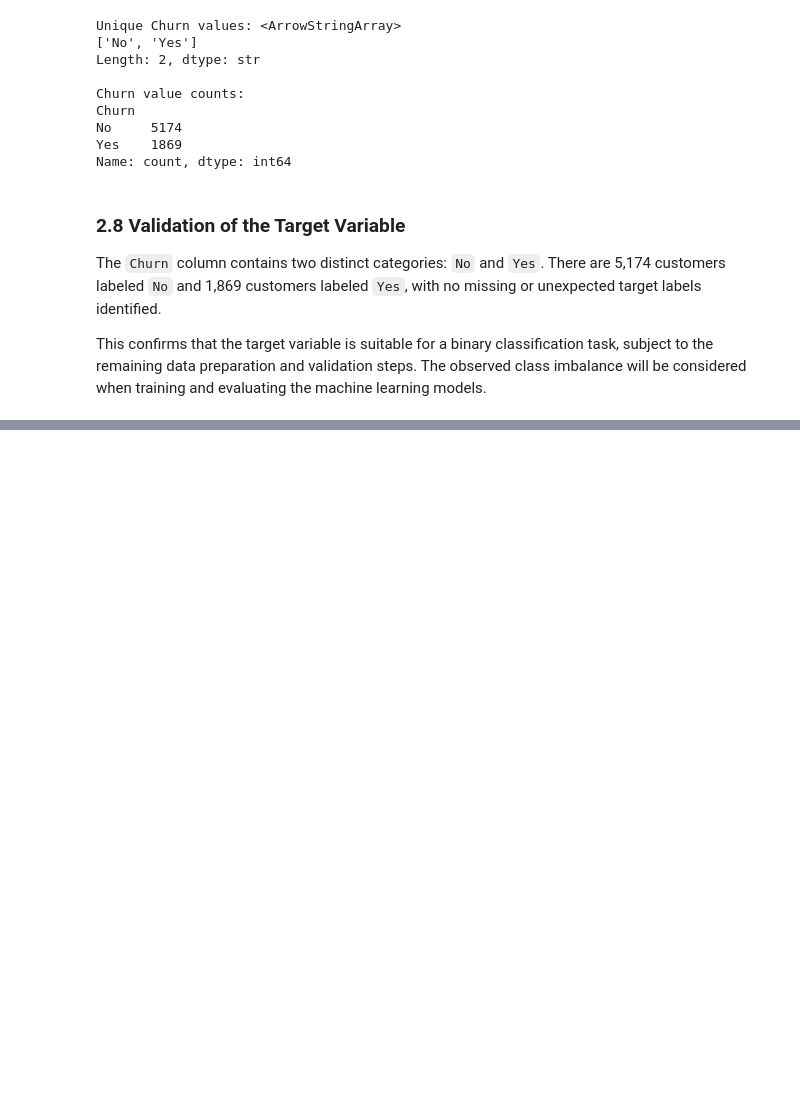
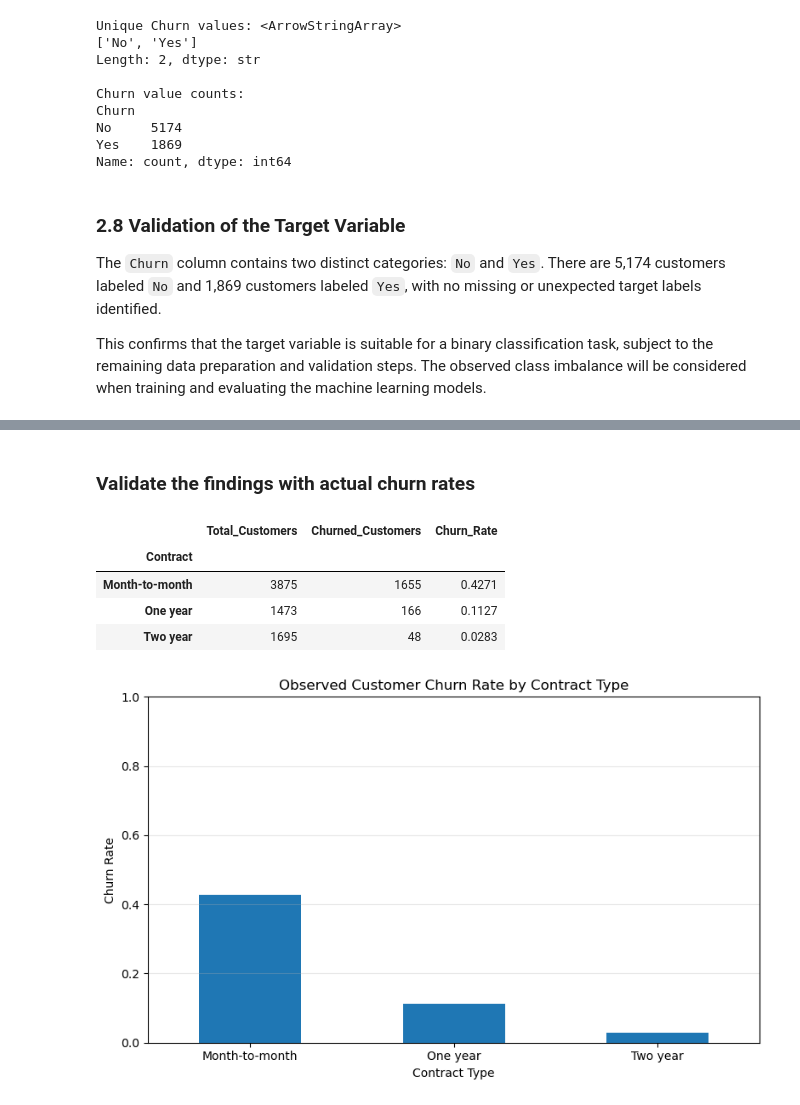
Before and after one commit to arnokboi-commits/telecom-churn-risk-analysis, a Jupyter notebook: churn_root_cause_pipeline.ipynb, the cells around one changed output, grey strips where cells are left out. Saved outputs shown, nothing was run; the diff lists cells and outputs as text; code cells hidden in the pictures; blank space fills up the shorter version.

```diff
--- a/churn_root_cause_pipeline.ipynb
+++ b/churn_root_cause_pipeline.ipynb
@@ -509,0 +571,19 @@ This confirms that the target variable is suitable for a binary classification t
+# %%
+# Create a working copy; preserve the original dataset
+df_clean = df.copy()
+
+# Remove leading and trailing spaces from TotalCharges
+df_clean["TotalCharges"] = df_clean["TotalCharges"].str.strip()
+
+# Identify blank TotalCharges values
+blank_total_charges = df_clean["TotalCharges"].eq("")
+
+print("Blank TotalCharges values:", blank_total_charges.sum())
+
+# Inspect affected customers
+display(
+    df_clean.loc[
+        blank_total_charges,
+        ["customerID", "tenure", "MonthlyCharges", "TotalCharges", "Churn"]
+    ]
+)
@@ -509,0 +1922,47 @@ This confirms that the target variable is suitable for a binary classification t
+# %% [markdown]
+### Validate the findings with actual churn rates
+# %%
+# Churn Rate by Contract Type
+
+contract_churn = (
+    df_clean.groupby("Contract", observed=False)["Churn"]
+    .agg(
+        Total_Customers="count",
+        Churned_Customers=lambda x: (x == "Yes").sum()
+    )
+)
+
+contract_churn["Churn_Rate"] = (
+    contract_churn["Churned_Customers"]
+    / contract_churn["Total_Customers"]
+)
+
+contract_churn = contract_churn.sort_values(
+    "Churn_Rate", ascending=False
+)
+
+display(contract_churn.round(4))
+
+# Visualize observed churn rates
+import matplotlib.pyplot as plt
+
+contract_churn["Churn_Rate"].plot(
+    kind="bar",
+    figsize=(8, 5),
+    rot=0
+)
+
+plt.title("Observed Customer Churn Rate by Contract Type")
+plt.xlabel("Contract Type")
+plt.ylabel("Churn Rate")
+plt.ylim(0, 1)
+plt.grid(axis="y", alpha=0.3)
+plt.tight_layout()
+plt.show()
+# %% [output]
+|  | Total_Customers | Churned_Customers | Churn_Rate |
+| Contract |  |  |  |
+| Month-to-month | 3875 | 1655 | 0.4271 |
+| One year | 1473 | 166 | 0.1127 |
+| Two year | 1695 | 48 | 0.0283 |
+[figure, added]
```
Also changed, not shown: parts of 67 cells of this notebook, 3 other files.
